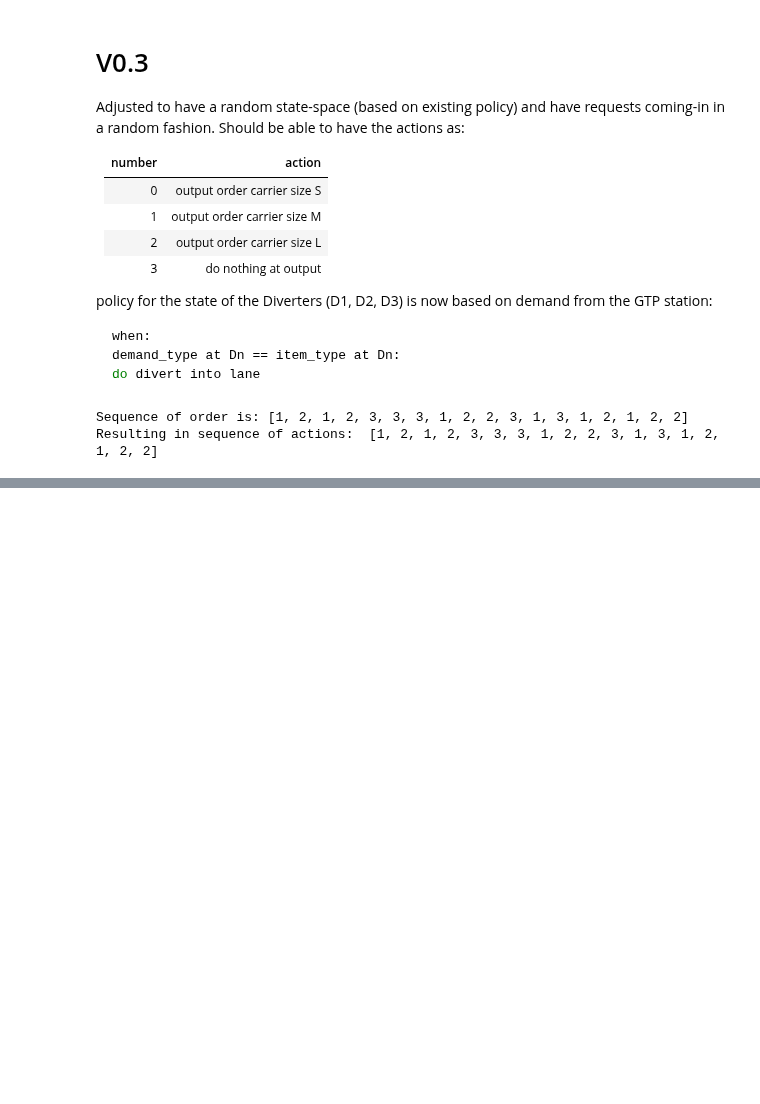
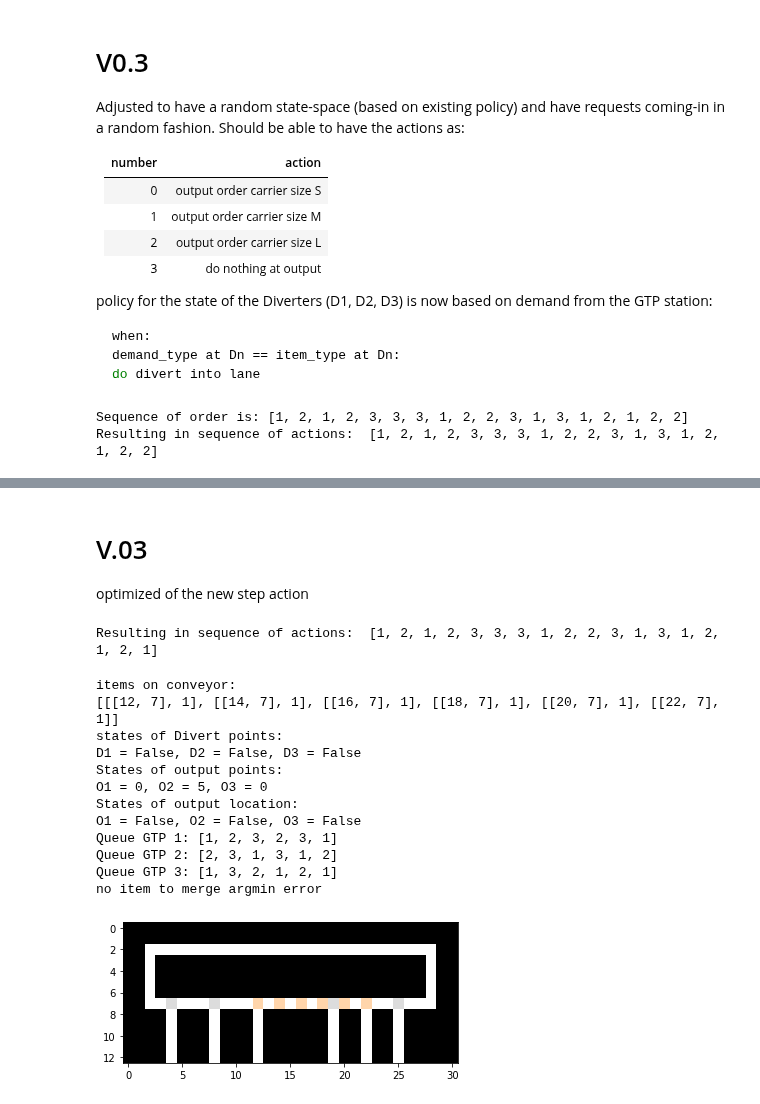
Before and after one commit to VincentFokker/Thesis, a Jupyter notebook: Simulation try.ipynb, the cells around one changed output, grey strips where cells are left out. Drawn from its saved outputs; the diff is of its cells as text; code cells hidden in the pictures; blank space fills up the shorter version.

```diff
--- a/Simulation try.ipynb
+++ b/Simulation try.ipynb
@@ -1064,14 +1076,0 @@ Queue GTP 3: [3, 2, 1, 2, 2, 3]
-# %%
-#run short trail:
-env.reset()
-
-for item in order_action_list:
-    env.step(item)
-    env.render()
-
-while env.queue1 + env.queue2 + env.queue3 != []:
-    env.step(0)
-    env.render()
-    if 0xFF == ord('q'):
-        cv2.destroyAllWindows()
-        break
@@ -1094,0 +1077,3 @@ operator_locations = [[4,12], [8,12], [12,12]]
+# %% [markdown]
+# V.03
+optimized of the new step action
@@ -1094,0 +1327,41 @@ operator_locations = [[4,12], [8,12], [12,12]]
+# %%
+## Test the item
+queues = [[1,2,3,2,3,1], [2,3,1,3,1,2], [1,3,2,1,2,1]] #sample queues for format WHERE 1=S, 2=M, 3=L
+env = simple_conveyor(queues)
+env.reset()
+
+#Build action list according to FIFO and Round-Robin Policy
+order_list = []
+for index in range(len(env.queues[0])):
+    order_list.append([item[index] for item in env.queues])
+
+#flat_list = [item for sublist in l for item in sublist]
+order_list = [item for sublist in order_list for item in sublist]
+print("Resulting in sequence of actions: ", order_list)
+
+#run short trail:
+env.reset()
+# %% [output]
+Resulting in sequence of actions:  [1, 2, 1, 2, 3, 3, 3, 1, 2, 2, 3, 1, 3, 1, 2, 1, 2, 1]
+# %%
+#env.reset()
+#env.step(6)
+env.step(2)
+#env.init_queues(queues)      #initialize new queues with a nested list
+#env.update_queues(1,2)       #add a item to que 1 of size 2
+#env.remove_from_queue()      #removes the oldest item in the list from queue
+iets = env.render_plt()                 #renders the thing on screen
+# %% [output]
+items on conveyor:
+[[[12, 7], 1], [[14, 7], 1], [[16, 7], 1], [[18, 7], 1], [[20, 7], 1], [[22, 7], 1]]
+states of Divert points:
+D1 = False, D2 = False, D3 = False
+States of output points:
+O1 = 0, O2 = 5, O3 = 0
+States of output location:
+O1 = False, O2 = False, O3 = False
+Queue GTP 1: [1, 2, 3, 2, 3, 1]
+Queue GTP 2: [2, 3, 1, 3, 1, 2]
+Queue GTP 3: [1, 3, 2, 1, 2, 1]
+no item to merge argmin error
+[figure, added]
```
Also changed, not shown: parts of 34 cells of this notebook, 3 other files.
